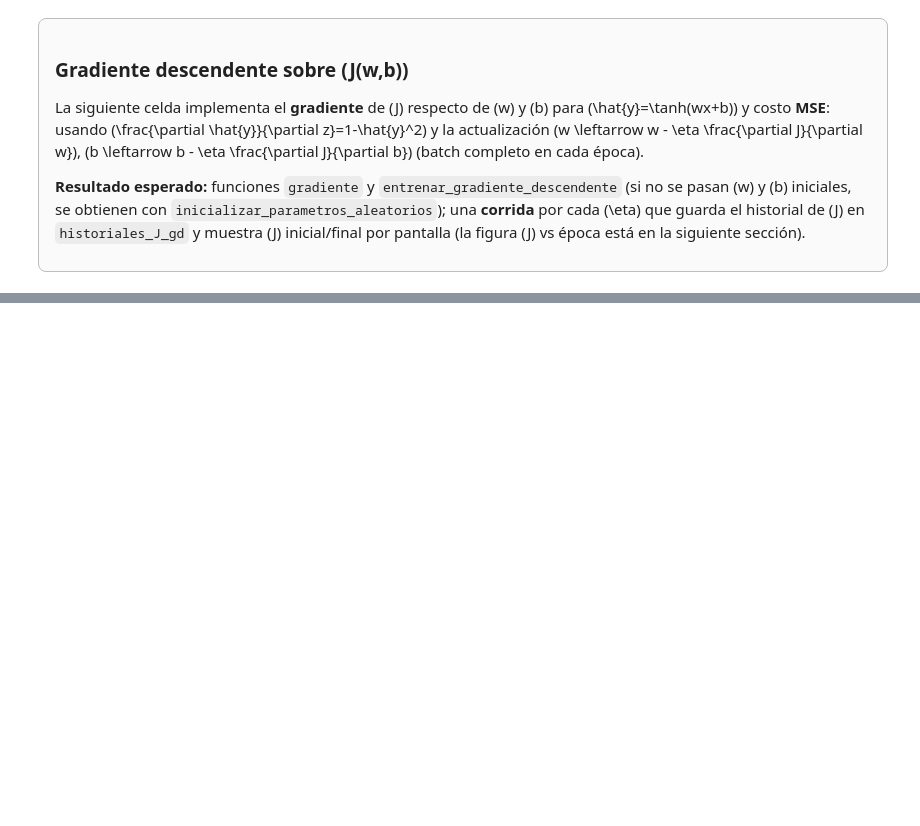
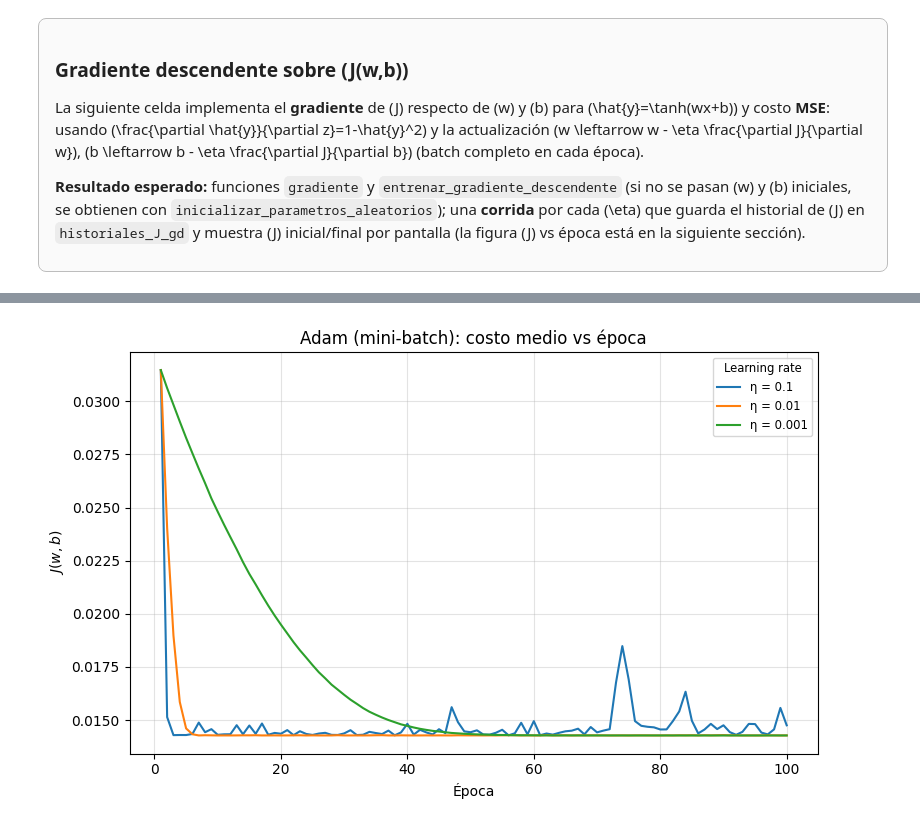
Before and after one commit to marcehluna/DVxC---Aprendizaje-Profundo---TP1, a Jupyter notebook: Luna-Marcelo-DL-TP1-Co24.ipynb, the cells around one changed output, grey strips where cells are left out. Cells and saved outputs as stored; diff of their text form; code cells hidden in the pictures; blank space fills up the shorter version.

```diff
--- a/Luna-Marcelo-DL-TP1-Co24.ipynb
+++ b/Luna-Marcelo-DL-TP1-Co24.ipynb
@@ -263,0 +585,24 @@ plt.show()
+# %%
+import matplotlib.pyplot as plt
+import numpy as np
+
+epocas_eje = np.arange(1, EPOCAS_COMPARATIVA + 1)
+
+plt.figure(figsize=(8, 5))
+for _eta in TASAS_APRENDIZAJE:
+    plt.plot(
+        epocas_eje,
+        historiales_J_adam_mini_batch[_eta],
+        label=f"η = {_eta:g}",
+        color=COLORES_LEARNING_RATE[_eta],
+    )
+
+plt.xlabel("Época")
+plt.ylabel(r"$J(w,b)$")
+plt.title("Adam (mini-batch): costo medio vs época")
+plt.legend(title="Learning rate", fontsize="small", title_fontsize="small")
+plt.grid(True, alpha=0.35)
+plt.tight_layout()
+plt.show()
+# %% [output]
+[figure, added]
```
Also changed, not shown: parts of 21 cells of this notebook, 1 other file.
